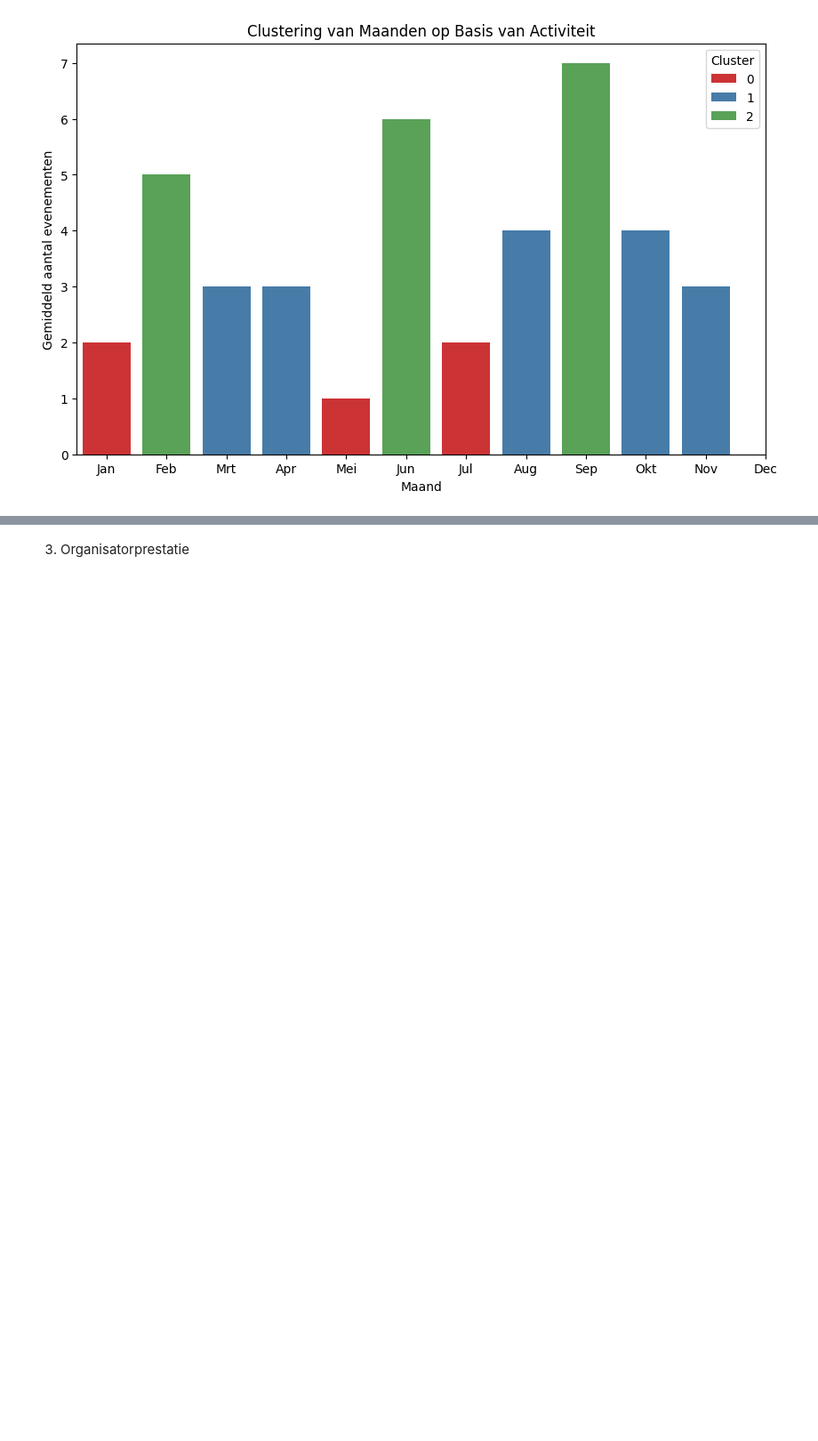
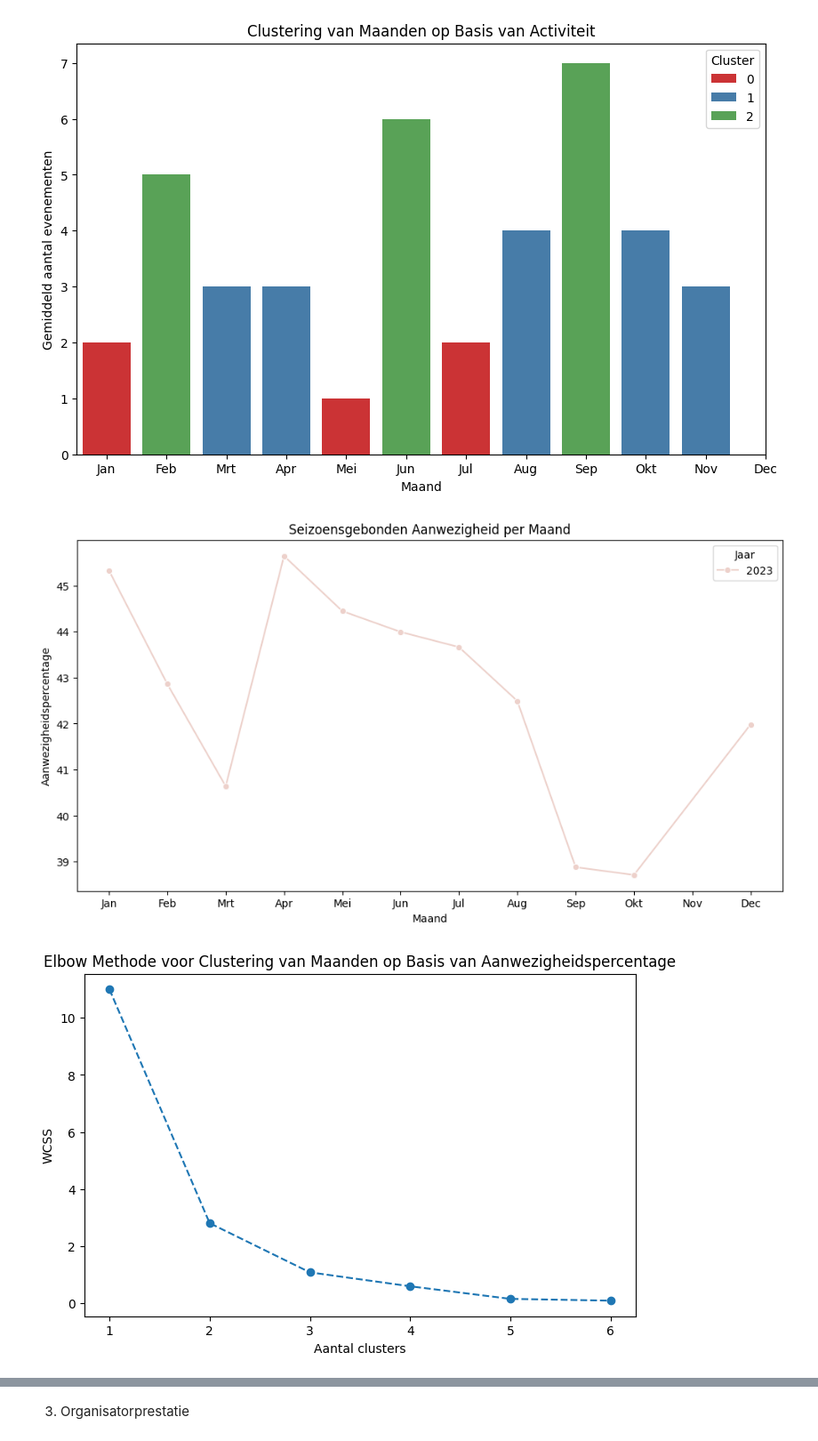
Before and after one commit to MikaBeee/Victuz-ML-model, a Jupyter notebook: datafilter.ipynb, the cells around one changed output, grey strips where cells are left out. Shown at 89% size. Drawn from its saved outputs; the diff is of its cells as text; code cells hidden in the pictures; blank space fills up the shorter version.

```diff
--- a/datafilter.ipynb
+++ b/datafilter.ipynb
@@ -750,3 +750,72 @@ plt.show()
 [figure]
 [figure]
 [figure]
+# %%
+
+
+emifos = evenementaanwezigheid
+
+
+# Bereken aanwezigheid per evenement
+emifos['Aanwezig'] = emifos['Bijgewoond'].apply(lambda x: 1 if x == 1 else 0)
+
+# Merge evenementinformatie met aanwezigheid om maand en jaar per evenement te verkrijgen
+evenementen = pd.merge(emifos, evenementinformatie[['EvenementID', 'EvenementDatum']], on='EvenementID', how='left')
+
+# Converteer de EvenementDatum naar datetime
+evenementen['EvenementDatum'] = pd.to_datetime(evenementen['EvenementDatum'], errors='coerce')
+
+# Extract jaar en maand uit de EvenementDatum
+evenementen['Jaar'] = evenementen['EvenementDatum'].dt.year
+evenementen['Maand'] = evenementen['EvenementDatum'].dt.month
+
+# Groepeer per jaar, maand en evenement om de aanwezigheid te berekenen
+maandelijkse_aanwezigheid = evenementen.groupby(['Jaar', 'Maand'])['Aanwezig'].mean().reset_index()
+
+# Bereken het percentage aanwezigheid per maand
+maandelijkse_aanwezigheid['AanwezigPercentage'] = maandelijkse_aanwezigheid['Aanwezig'] * 100
+
+# Plot de aanwezigheid per maand (in percentage)
+plt.figure(figsize=(12, 6))
+sns.lineplot(data=maandelijkse_aanwezigheid, x='Maand', y='AanwezigPercentage', hue='Jaar', marker='o')
+plt.xticks(range(1, 13), ['Jan', 'Feb', 'Mrt', 'Apr', 'Mei', 'Jun', 'Jul', 'Aug', 'Sep', 'Okt', 'Nov', 'Dec'])
+plt.xlabel("Maand")
+plt.ylabel("Aanwezigheidspercentage")
+plt.title("Seizoensgebonden Aanwezigheid per Maand")
+plt.legend(title="Jaar")
+plt.show()
+
+# Clustering op basis van het percentage aanwezigheid per maand
+clustering_data = maandelijkse_aanwezigheid.groupby("Maand")["AanwezigPercentage"].mean().reset_index()
+
+scaler = StandardScaler()
+X_scaled = scaler.fit_transform(clustering_data[['AanwezigPercentage']])
+
+wcss = []
+for i in range(1, 7):
+    kmeans = KMeans(n_clusters=i, random_state=42, n_init=10)
+    kmeans.fit(X_scaled)
+    wcss.append(kmeans.inertia_)
+
+plt.figure(figsize=(8, 5))
+plt.plot(range(1, 7), wcss, marker='o', linestyle='--')
+plt.xlabel('Aantal clusters')
+plt.ylabel('WCSS')
+plt.title('Elbow Methode voor Clustering van Maanden op Basis van Aanwezigheidspercentage')
+plt.show()
+
+kmeans = KMeans(n_clusters=3, random_state=42, n_init=10)
+clustering_data['Cluster'] = kmeans.fit_predict(X_scaled)
+
+# Visualisatie van clustering per maand op basis van aanwezigheid
+plt.figure(figsize=(10, 6))
+sns.barplot(data=clustering_data, x='Maand', y='AanwezigPercentage', hue='Cluster', palette='Set1')
+plt.xticks(range(0, 12), ['Jan', 'Feb', 'Mrt', 'Apr', 'Mei', 'Jun', 'Jul', 'Aug', 'Sep', 'Okt', 'Nov', 'Dec'])
+plt.xlabel("Maand")
+plt.ylabel("Gemiddeld Aanwezigheidspercentage")
+plt.title("Clustering van Maanden op Basis van Aanwezigheid")
+plt.legend(title="Cluster")
+plt.show()
+# %% [output]
+[figure, added]
+[figure, added]
```
Also changed, not shown: parts of 7 cells of this notebook.
